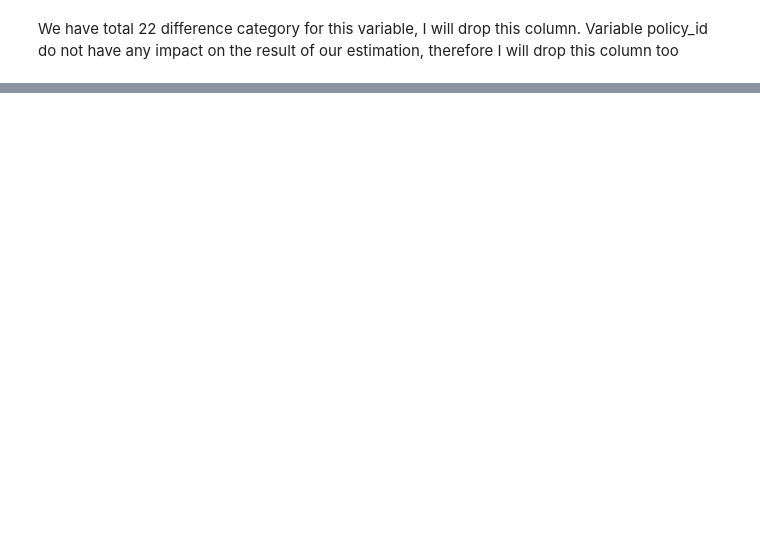
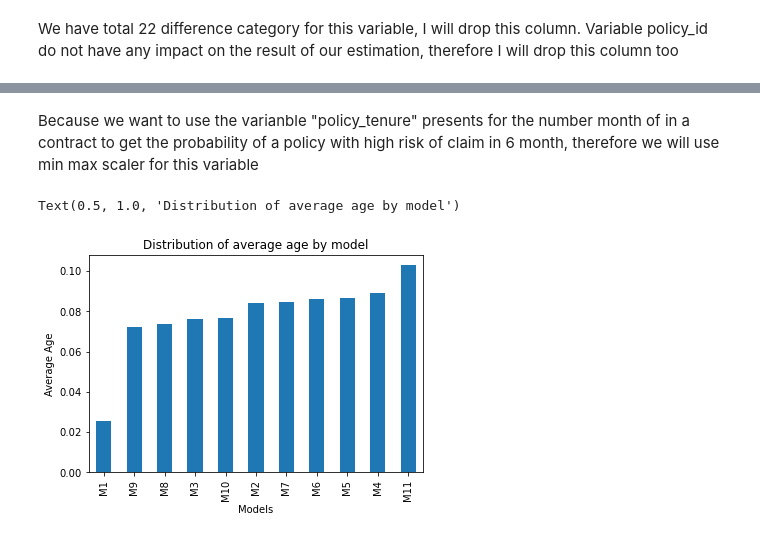
Before and after one commit to lilyhuong/Car-Insurance-Claim-Prediction, a Jupyter notebook: ML_car_insurance.ipynb, the cells around one changed output, grey strips where cells are left out. Drawn from its saved outputs; the diff is of its cells as text; code cells hidden in the pictures; blank space fills up the shorter version.

```diff
--- a/ML_car_insurance.ipynb
+++ b/ML_car_insurance.ipynb
@@ -99,0 +112,20 @@ df.describe()
+# %%
+scaler = MinMaxScaler()
+df['population_density'] = scaler.fit_transform(df['population_density'].values.reshape(-1, 1))
+df['displacement'] = scaler.fit_transform(df['displacement'].values.reshape(-1, 1))
+df['length'] = scaler.fit_transform(df['length'].values.reshape(-1, 1))
+df['width'] = scaler.fit_transform(df['width'].values.reshape(-1, 1))
+df['height'] = scaler.fit_transform(df['height'].values.reshape(-1, 1))
+df['gross_weight'] = scaler.fit_transform(df['gross_weight'].values.reshape(-1, 1))
+# %% [markdown]
+Because we want to use the varianble "policy_tenure" presents for the number month of in a contract to get the probability of a policy with high risk of claim in 6 month, therefore we will use min max scaler for this variable
+# %%
+df['policy_tenure'] = scaler.fit_transform(df['policy_tenure'].values.reshape(-1, 1))
+# %%
+df.groupby("model")["age_of_car"].mean().sort_values().plot(kind="bar")
+plt.xlabel("Models")
+plt.ylabel("Average Age")
+plt.title("Distribution of average age by model")
+# %% [output]
+Text(0.5, 1.0, 'Distribution of average age by model')
+[figure, added]
```
Also changed, not shown: parts of 35 cells of this notebook, 2 other files.
